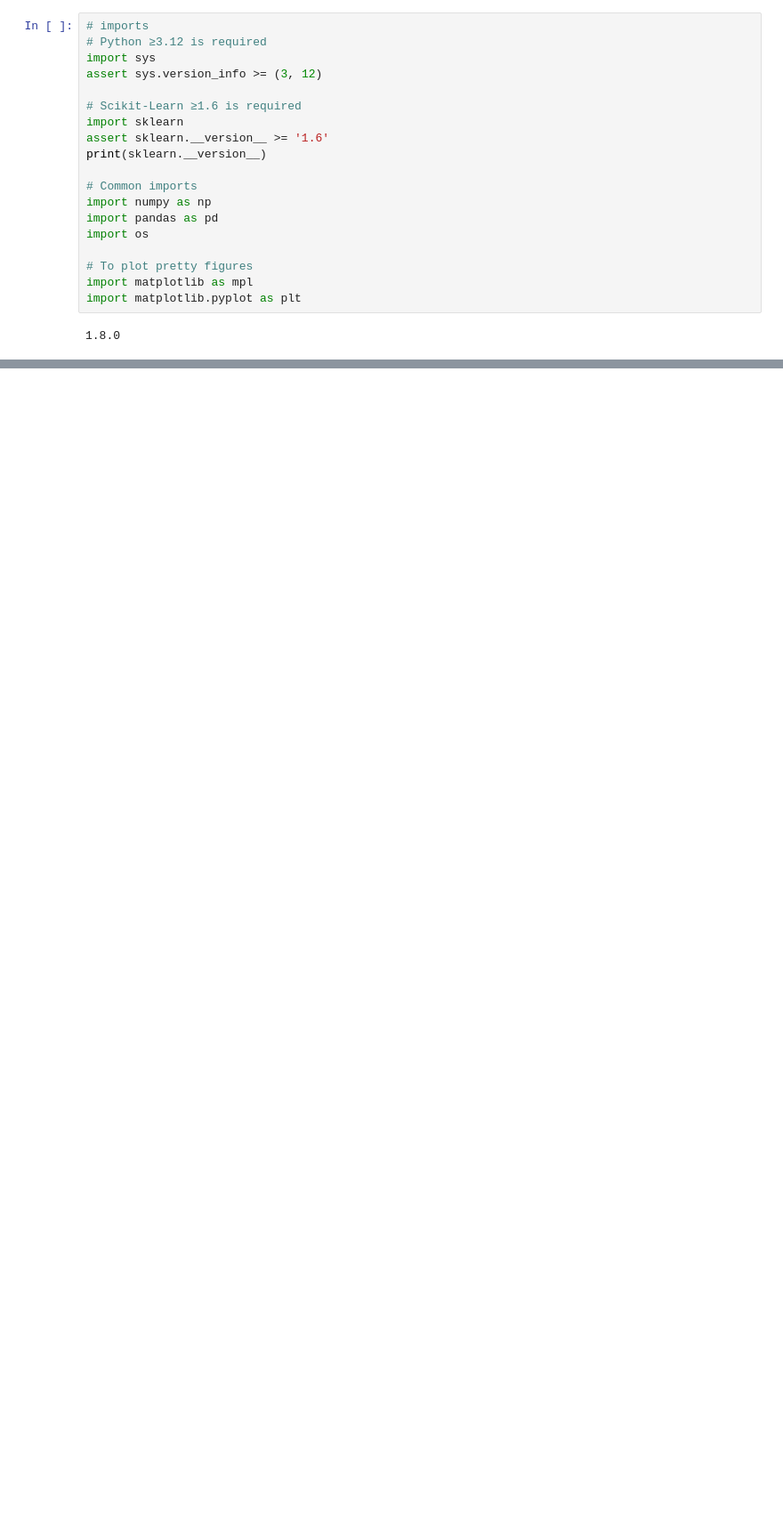
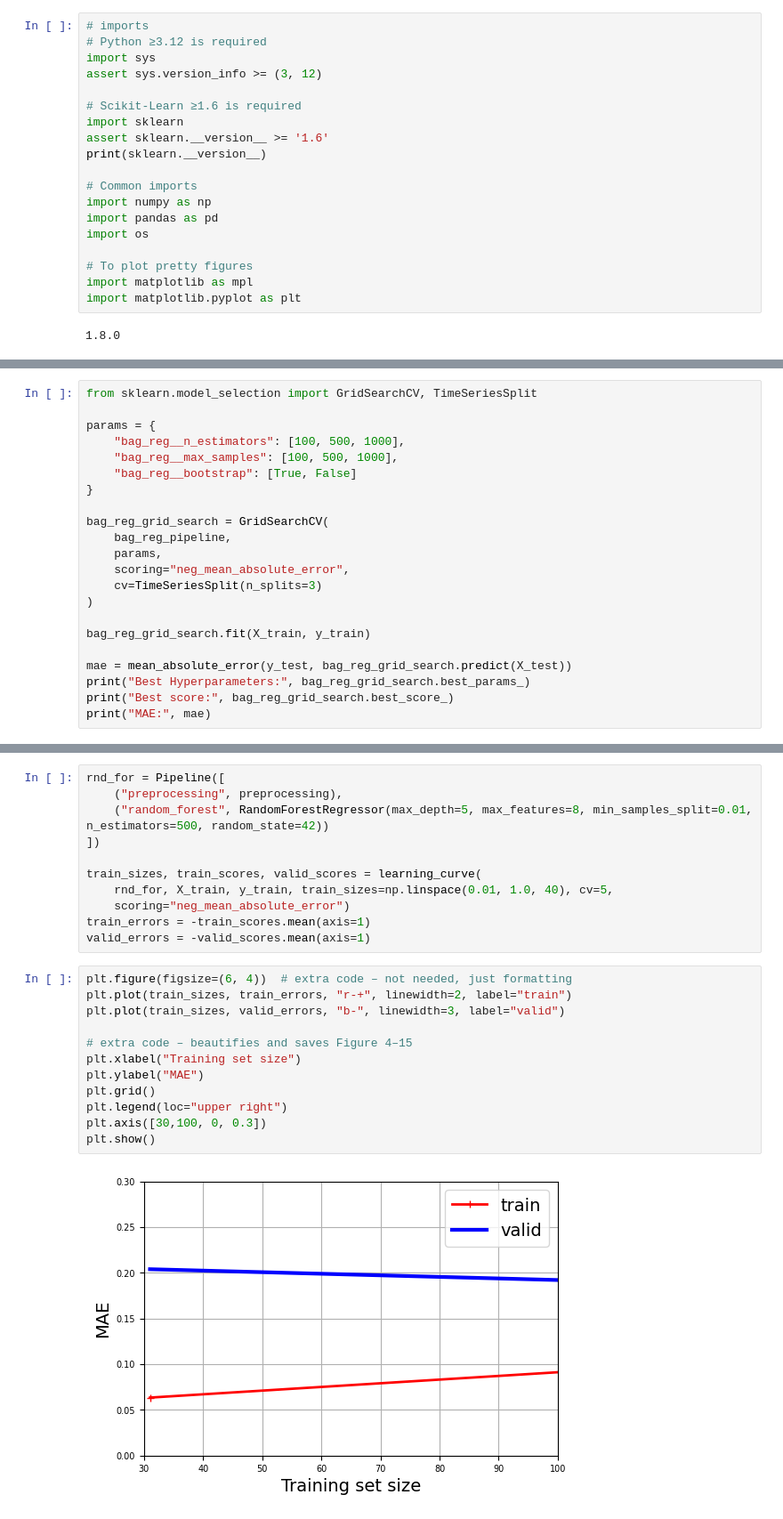
Before and after one commit to Arnz3/ml-project, a Jupyter notebook: werkje.ipynb, the cells around one changed output, grey strips where cells are left out. Shown at 89% size. Drawn from its saved outputs; the diff is of its cells as text; blank space fills up the shorter version.

```diff
--- a/werkje.ipynb
+++ b/werkje.ipynb
@@ -44,0 +877,22 @@ Name: ClassProgramStage, dtype: float64
+# %%
+from sklearn.model_selection import GridSearchCV, TimeSeriesSplit
+
+params = {
+    "bag_reg__n_estimators": [100, 500, 1000],
+    "bag_reg__max_samples": [100, 500, 1000],
+    "bag_reg__bootstrap": [True, False]
+}
+
+bag_reg_grid_search = GridSearchCV(
+    bag_reg_pipeline,
+    params,
+    scoring="neg_mean_absolute_error",
+    cv=TimeSeriesSplit(n_splits=3)
+)
+
+bag_reg_grid_search.fit(X_train, y_train)
+
+mae = mean_absolute_error(y_test, bag_reg_grid_search.predict(X_test))
+print("Best Hyperparameters:", bag_reg_grid_search.best_params_)
+print("Best score:", bag_reg_grid_search.best_score_)
+print("MAE:", mae)
@@ -44,0 +954,25 @@ Name: ClassProgramStage, dtype: float64
+# %%
+rnd_for = Pipeline([
+    ("preprocessing", preprocessing),
+    ("random_forest", RandomForestRegressor(max_depth=5, max_features=8, min_samples_split=0.01, n_estimators=500, random_state=42))
+])
+
+train_sizes, train_scores, valid_scores = learning_curve(
+    rnd_for, X_train, y_train, train_sizes=np.linspace(0.01, 1.0, 40), cv=5,
+    scoring="neg_mean_absolute_error")
+train_errors = -train_scores.mean(axis=1)
+valid_errors = -valid_scores.mean(axis=1)
+# %%
+plt.figure(figsize=(6, 4))  # extra code – not needed, just formatting
+plt.plot(train_sizes, train_errors, "r-+", linewidth=2, label="train")
+plt.plot(train_sizes, valid_errors, "b-", linewidth=3, label="valid")
+
+# extra code – beautifies and saves Figure 4–15
+plt.xlabel("Training set size")
+plt.ylabel("MAE")
+plt.grid()
+plt.legend(loc="upper right")
+plt.axis([30,100, 0, 0.3])
+plt.show()
+# %% [output]
+[figure, added]
```
Also changed, not shown: parts of 87 cells of this notebook, 1 other file.
